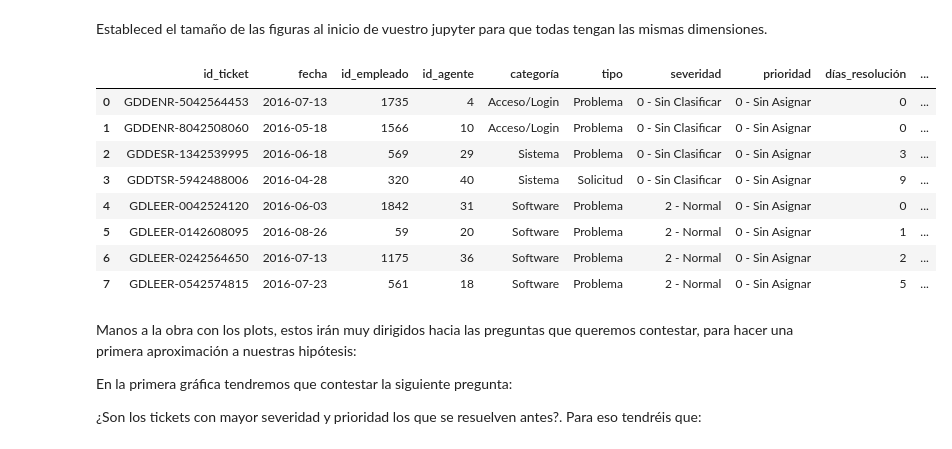
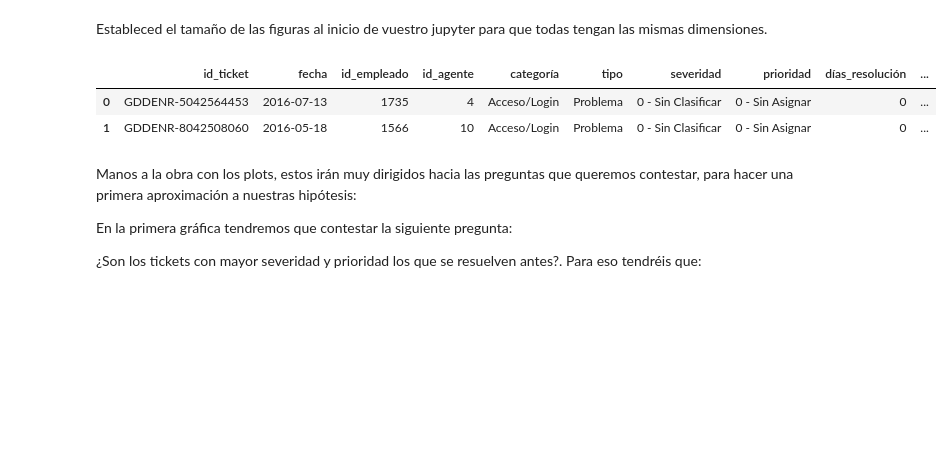
Before and after one commit to Adalab/promo_d_da_modulo2_sprint2_Silvia_Paula, a Jupyter notebook: EDA-III.ipynb, the cells around one changed output. Cells and saved outputs as stored; diff of their text form; code cells hidden in the pictures; blank space fills up the shorter version.

```diff
--- a/EDA-III.ipynb
+++ b/EDA-III.ipynb
@@ -20,17 +20,11 @@ os.chdir("pairs_modulo_2/promo_d_da_modulo2_sprint2_Silvia_Paula/")
 # %%
 df_tickets = pd.read_csv("datos/historico_tickets_limpio_pandas.csv", index_col= 0)
 # %%
-df_tickets.head(8)
+df_tickets.head(2)
 # %% [output]
 |  | id_ticket | fecha | id_empleado | id_agente | categoría | tipo | severidad | prioridad | días_resolución | ... |
 | 0 | GDDENR-5042564453 | 2016-07-13 | 1735 | 4 | Acceso/Login | Problema | 0 - Sin Clasificar | 0 - Sin Asignar | 0 | ... |
 | 1 | GDDENR-8042508060 | 2016-05-18 | 1566 | 10 | Acceso/Login | Problema | 0 - Sin Clasificar | 0 - Sin Asignar | 0 | ... |
-| 2 | GDDESR-1342539995 | 2016-06-18 | 569 | 29 | Sistema | Problema | 0 - Sin Clasificar | 0 - Sin Asignar | 3 | ... |
-| 3 | GDDTSR-5942488006 | 2016-04-28 | 320 | 40 | Sistema | Solicitud | 0 - Sin Clasificar | 0 - Sin Asignar | 9 | ... |
-| 4 | GDLEER-0042524120 | 2016-06-03 | 1842 | 31 | Software | Problema | 2 - Normal | 0 - Sin Asignar | 0 | ... |
-| 5 | GDLEER-0142608095 | 2016-08-26 | 59 | 20 | Software | Problema | 2 - Normal | 0 - Sin Asignar | 1 | ... |
-| 6 | GDLEER-0242564650 | 2016-07-13 | 1175 | 36 | Software | Problema | 2 - Normal | 0 - Sin Asignar | 2 | ... |
-| 7 | GDLEER-0542574815 | 2016-07-23 | 561 | 18 | Software | Problema | 2 - Normal | 0 - Sin Asignar | 5 | ... |
 # %% [markdown]
 Manos a la obra con los plots, estos irán muy dirigidos hacia las preguntas que queremos contestar, para hacer una primera aproximación a nuestras hipótesis:
 
```
Also changed, not shown: parts of 4 cells of this notebook, 4 other files.
